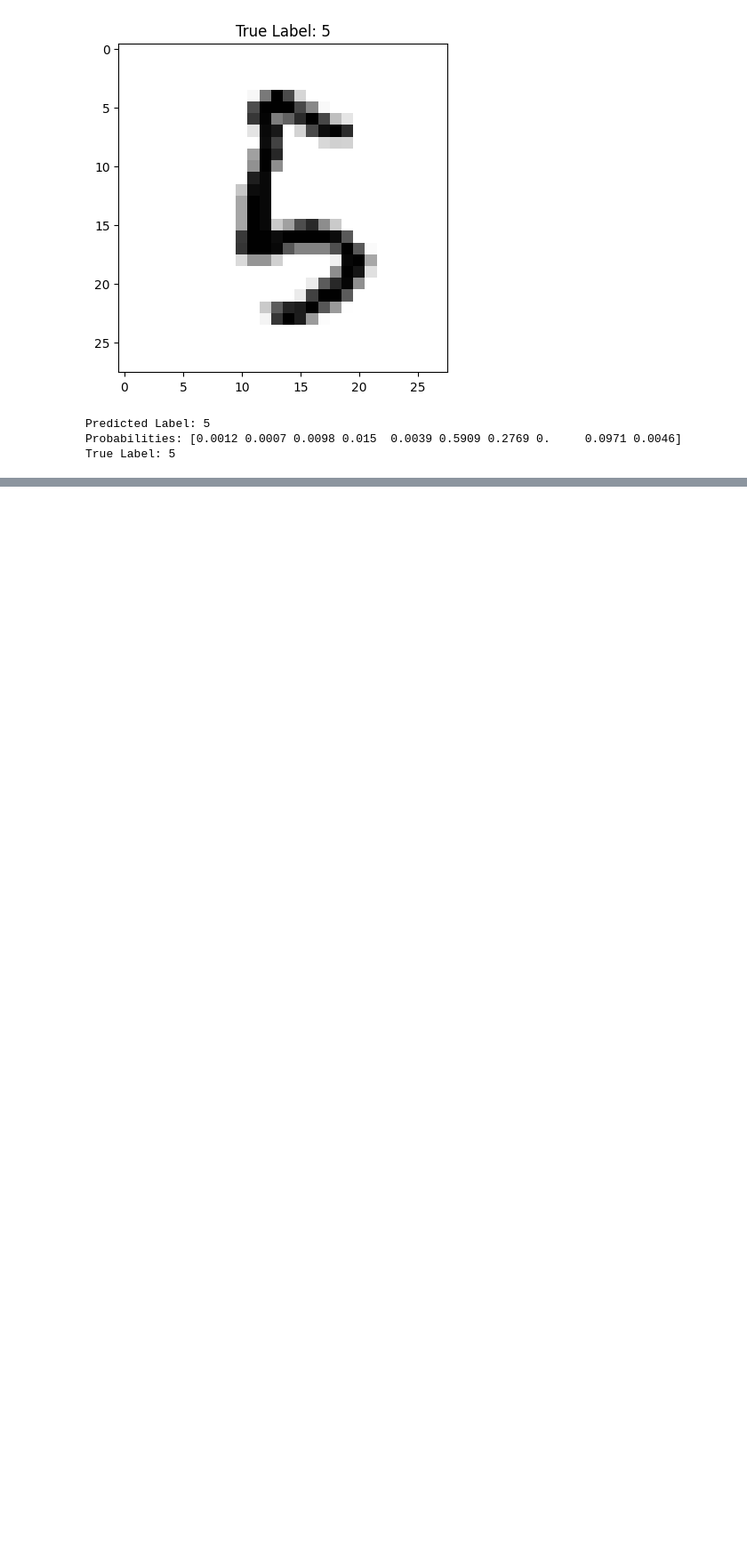
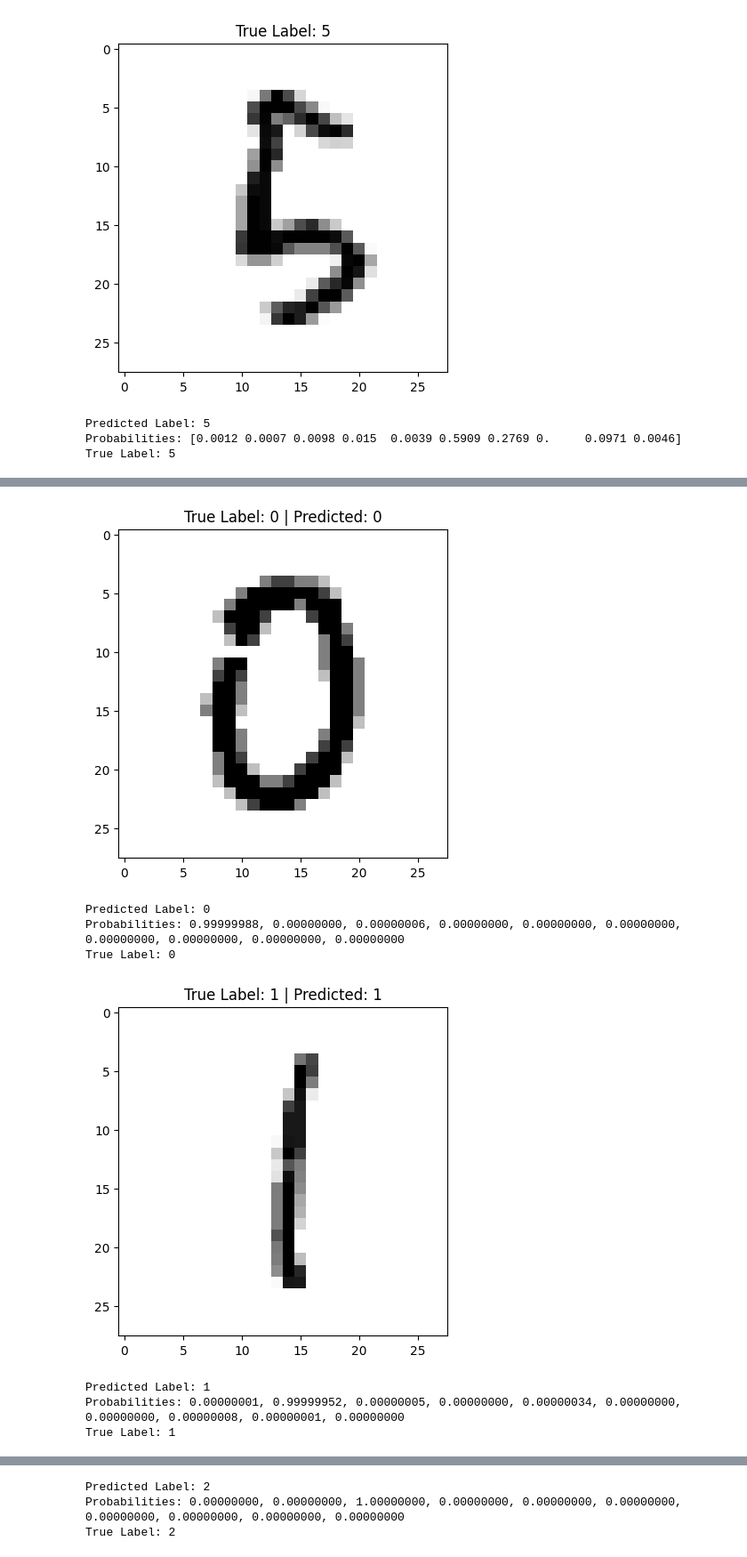
Before and after one commit to Vivisteria11/Image-classification, a Jupyter notebook: CSIR_.ipynb, the cells around one changed output, grey strips where cells are left out. Shown: that part at 89% size. Saved outputs shown, nothing was run; the diff lists cells and outputs as text; code cells hidden in the pictures; blank space fills up the shorter version.

```diff
--- a/CSIR_.ipynb
+++ b/CSIR_.ipynb
@@ -344,0 +448,50 @@ Validation Accuracy: 99.23%
+# %%
+import torch
+import numpy as np
+import matplotlib.pyplot as plt
+import torch.nn.functional as F
+
+# Set model to evaluation mode
+model.eval()
+
+# Loop through each digit (0-9)
+for digit in range(10):
+    # Find a sample image of the current digit
+    for images, labels in validation_loader:
+        # Find the index of the digit in the batch
+        indices = (labels == digit).nonzero(as_tuple=True)[0]
+        if len(indices) > 0:  # If there's at least one image of the digit
+            # Get the first sample of this digit
+            image = images[indices[0]]
+            true_label = labels[indices[0]]
+
+            # Make prediction
+            with torch.no_grad():
+                output = model(image.unsqueeze(0))  # Add batch dimension
+                probabilities = F.softmax(output, dim=1)  # Apply softmax to get probabilities
+                probabilities_list = probabilities.squeeze().numpy()
+
+                # Get predicted label
+                _, predicted = torch.max(output, 1)
+
+            # Display the image and prediction details
+            plt.imshow(image.squeeze(), cmap='gray_r')
+            plt.title(f"True Label: {true_label.item()} | Predicted: {predicted.item()}")
+            plt.show()
+
+            # Print probabilities and labels with 8 decimal places for clearer distinction
+            print(f"Predicted Label: {predicted.item()}")
+            print(f"Probabilities: {', '.join([f'{prob:.8f}' for prob in probabilities_list])}")
+            print(f"True Label: {true_label.item()}")
+
+            # Break out of the loop once we have found one image of the current digit
+            break
+# %% [output]
+[figure, added]
+Predicted Label: 0
+Probabilities: 0.99999988, 0.00000000, 0.00000006, 0.00000000, 0.00000000, 0.00000000, 0.00000000, 0.00000000, 0.00000000, 0.00000000
+True Label: 0
+[figure, added]
+Predicted Label: 1
+Probabilities: 0.00000001, 0.99999952, 0.00000005, 0.00000000, 0.00000034, 0.00000000, 0.00000000, 0.00000008, 0.00000001, 0.00000000
+True Label: 1
@@ -344,0 +499,3 @@ Validation Accuracy: 99.23%
+Predicted Label: 2
+Probabilities: 0.00000000, 0.00000000, 1.00000000, 0.00000000, 0.00000000, 0.00000000, 0.00000000, 0.00000000, 0.00000000, 0.00000000
+True Label: 2
```
Also changed, not shown: parts of 15 cells of this notebook.
